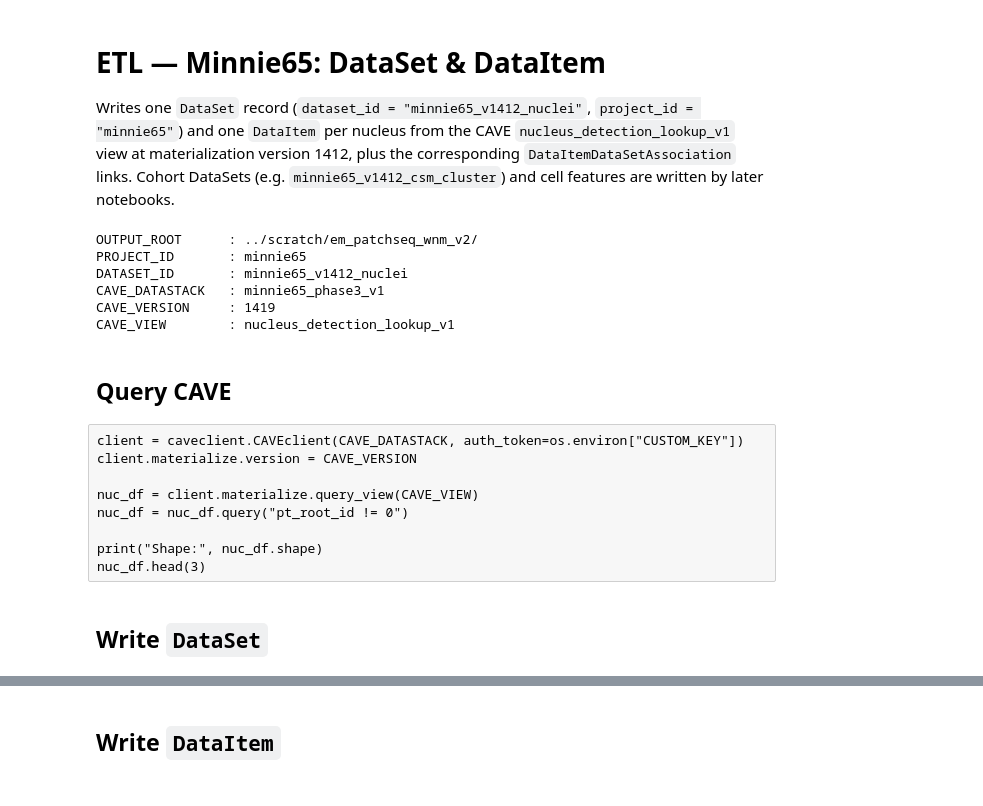
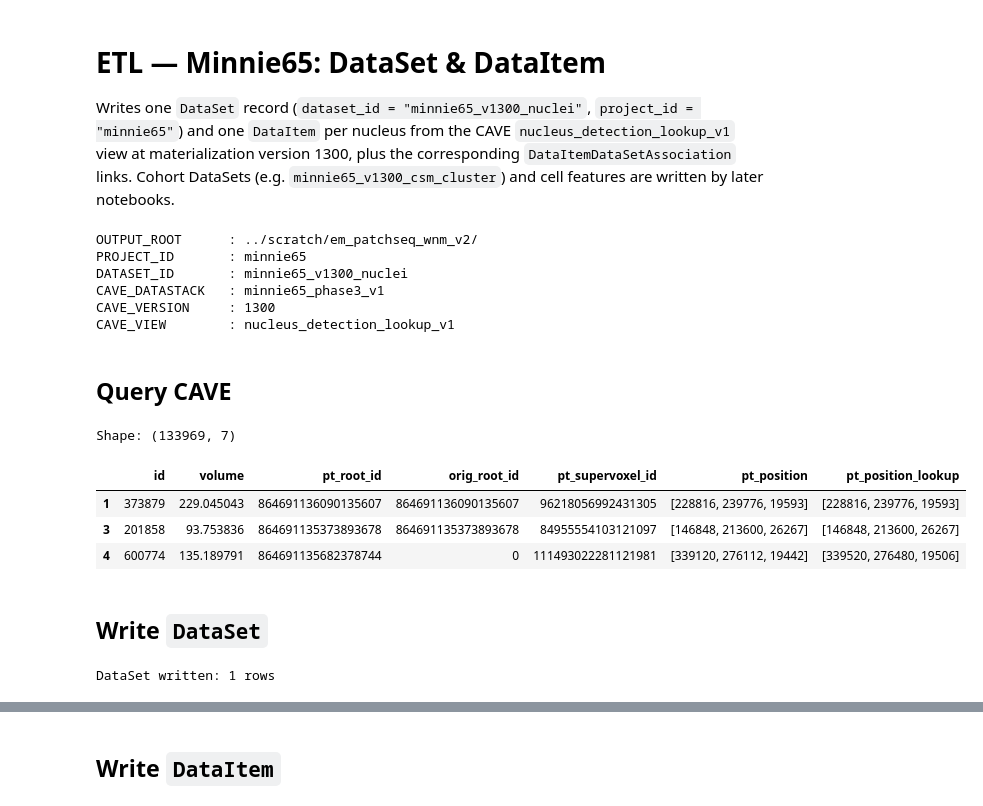
Before and after one commit to AllenInstitute/ConnectsCommonConnectivity, a Jupyter notebook: code/etl_minnie_01_dataset_dataitem.ipynb, the cells around one changed output, grey strips where cells are left out. Drawn from its saved outputs; the diff is of its cells as text; code cells hidden in the pictures.

Commit message:
minnie save v 1300 migration notebooks

```diff
--- a/code/etl_minnie_01_dataset_dataitem.ipynb
+++ b/code/etl_minnie_01_dataset_dataitem.ipynb
@@ -1,7 +1,7 @@
 # %% [markdown]
 # ETL — Minnie65: DataSet & DataItem
 
-Writes one `DataSet` record (`dataset_id = "minnie65_v1412_nuclei"`, `project_id = "minnie65"`) and one `DataItem` per nucleus from the CAVE `nucleus_detection_lookup_v1` view at materialization version 1412, plus the corresponding `DataItemDataSetAssociation` links. Cohort DataSets (e.g. `minnie65_v1412_csm_cluster`) and cell features are written by later notebooks.
+Writes one `DataSet` record (`dataset_id = "minnie65_v1300_nuclei"`, `project_id = "minnie65"`) and one `DataItem` per nucleus from the CAVE `nucleus_detection_lookup_v1` view at materialization version 1300, plus the corresponding `DataItemDataSetAssociation` links. Cohort DataSets (e.g. `minnie65_v1300_csm_cluster`) and cell features are written by later notebooks.
 # %%
 import os
 
@@ -21,9 +21,9 @@ from connects_common_connectivity.io import write_models
 # %%
 OUTPUT_ROOT = output_root()
 PROJECT_ID  = "minnie65"
-DATASET_ID  = "minnie65_v1412_nuclei"
+DATASET_ID  = "minnie65_v1300_nuclei"
 CAVE_DATASTACK   = "minnie65_phase3_v1"
-CAVE_VERSION     = 1412
+CAVE_VERSION     = 1300
 CAVE_VIEW        = "nucleus_detection_lookup_v1"
 
 print(f"OUTPUT_ROOT      : {OUTPUT_ROOT}")
@@ -35,33 +35,41 @@ print(f"CAVE_VIEW        : {CAVE_VIEW}")
 # %% [output]
 OUTPUT_ROOT      : ../scratch/em_patchseq_wnm_v2/
 PROJECT_ID       : minnie65
-DATASET_ID       : minnie65_v1412_nuclei
+DATASET_ID       : minnie65_v1300_nuclei
 CAVE_DATASTACK   : minnie65_phase3_v1
-CAVE_VERSION     : 1419
+CAVE_VERSION     : 1300
 CAVE_VIEW        : nucleus_detection_lookup_v1
 # %% [markdown]
 ## Query CAVE
-# %% [raw]
-client = caveclient.CAVEclient(CAVE_DATASTACK, auth_token=os.environ["CUSTOM_KEY"])
-client.materialize.version = CAVE_VERSION
-
-nuc_df = client.materialize.query_view(CAVE_VIEW)
-nuc_df = nuc_df.query("pt_root_id != 0")
-
-print("Shape:", nuc_df.shape)
-nuc_df.head(3)
+# %%
+client = caveclient.CAVEclient(CAVE_DATASTACK, auth_token=os.environ["CUSTOM_KEY"])
+client.materialize.version = CAVE_VERSION
+
+nuc_df = client.materialize.query_view(CAVE_VIEW)
+nuc_df = nuc_df.query("pt_root_id != 0")
+
+print("Shape:", nuc_df.shape)
+nuc_df.head(3)
+# %% [output]
+Shape: (133969, 7)
+|  | id | volume | pt_root_id | orig_root_id | pt_supervoxel_id | pt_position | pt_position_lookup |
+| 1 | 373879 | 229.045043 | 864691136090135607 | 864691136090135607 | 96218056992431305 | [228816, 239776, 19593] | [228816, 239776, 19593] |
+| 3 | 201858 | 93.753836 | 864691135373893678 | 864691135373893678 | 84955554103121097 | [146848, 213600, 26267] | [146848, 213600, 26267] |
+| 4 | 600774 | 135.189791 | 864691135682378744 | 0 | 111493022281121981 | [339120, 276112, 19442] | [339520, 276480, 19506] |
 # %% [markdown]
 ## Write `DataSet`
 # %%
 dataset = DataSet(
     id=DATASET_ID,
-    name="Minnie65 v1412 nucleus catalog",
+    name="Minnie65 v1300 nucleus catalog",
     publication="doi.org/10.1038/s41586-025-08778-6",
     modality=Modality.ELECTRON_MICROSCOPY.value,
     project_id=PROJECT_ID,
 )
 result = write_models([dataset])
 print(f"DataSet written: {result.rows_written} rows")
+# %% [output]
+DataSet written: 1 rows
 # %%
 # Verification
 ds_verify = (
```
Also changed, not shown: parts of 5 cells of this notebook, 4 other files.
